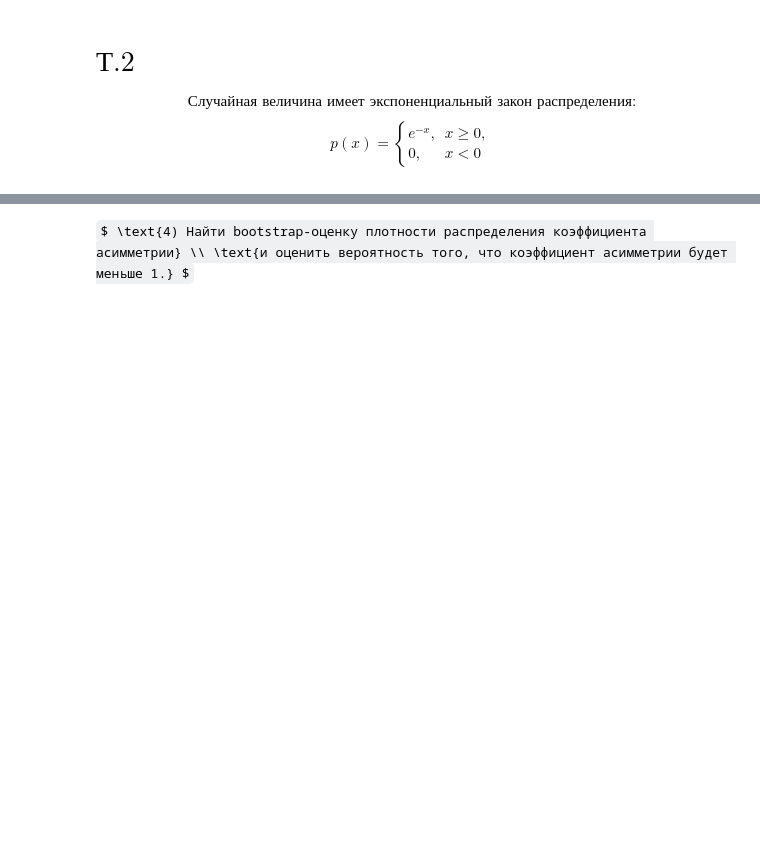
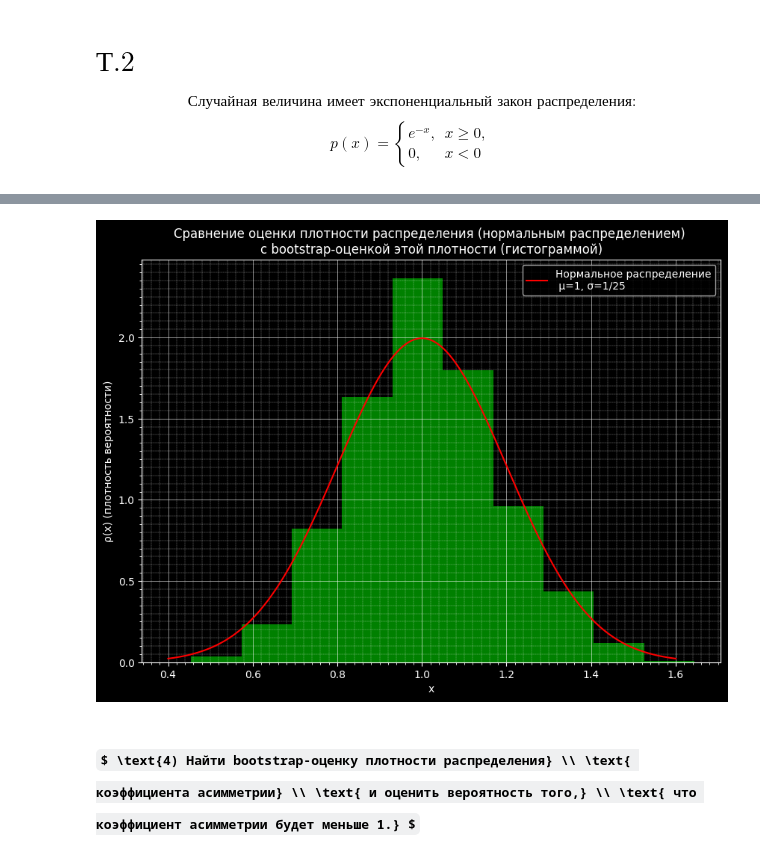
Before and after one commit to UmbrellaLeaf5/math_statistics, a Jupyter notebook: assignment_1/task_2 (T.2).ipynb, the cells around one changed output, grey strips where cells are left out. Cells and saved outputs as stored; diff of their text form; code cells hidden in the pictures; some formulas as TeX source; blank space fills up the shorter version.

```diff
--- a/assignment_1/task_2 (T.2).ipynb
+++ b/assignment_1/task_2 (T.2).ipynb
@@ -21,2 +186,42 @@ $ \text{3) Сравнить оценку плотности распределе
+# %%
+# Количество повторений бутстрапа
+bootstrap_iteration = 1000
+
+# Параметры нормального распределения
+mu = 1
+sigma = 1/5 # (корень из 1/25)
+# %%
+bootstrap_samples = sample[np.random.choice(len(sample), size=(bootstrap_iteration, len(sample)))]
+
+# Средние значения для каждой выборки bootstrap
+bootstrap_means = np.mean(bootstrap_samples, axis=1)
+# %%
+_, axs = polt.subplots(1, 1, figsize=(10, 7))
+
+axs.set_title("Сравнение оценки плотности распределения (нормальным распределением) \nс bootstrap-оценкой этой плотности (гистограммой)")
+axs.set_xlabel("x")
+axs.set_ylabel("ρ(x) (плотность вероятности)")
+
+axs.hist(bootstrap_means,
+          bins=1+int(np.log2(bootstrap_iteration)),
+          color='green',
+          density=True)
+
+x = np.linspace(mu - 3 * sigma, mu + 3 * sigma, 1000)
+axs.plot(x,
+         sp.stats.norm.pdf(x, mu, sigma),
+         label="Нормальное распределение\n μ=1, σ²=1/25",
+         color='red')
+
+axs.xaxis.set_minor_locator(AutoMinorLocator(10))
+axs.yaxis.set_minor_locator(AutoMinorLocator(10))
+
+polt.grid(which='minor', linestyle='--', linewidth=0.2)
+polt.grid(which='major', linewidth=0.4)
+
+polt.legend()
+polt.show()
+# %% [output]
+[figure, added]
 # %% [markdown]
-$ \text{4) Найти bootstrap-оценку плотности распределения коэффициента асимметрии} \\ \text{и оценить вероятность того, что коэффициент асимметрии будет меньше 1.} $
+## $ \text{4) Найти bootstrap-оценку плотности распределения} \\ \text{ коэффициента асимметрии} \\ \text{ и оценить вероятность того,} \\ \text{ что коэффициент асимметрии будет меньше 1.} $
```
Also changed, not shown: parts of 22 cells of this notebook, 2 other files.
